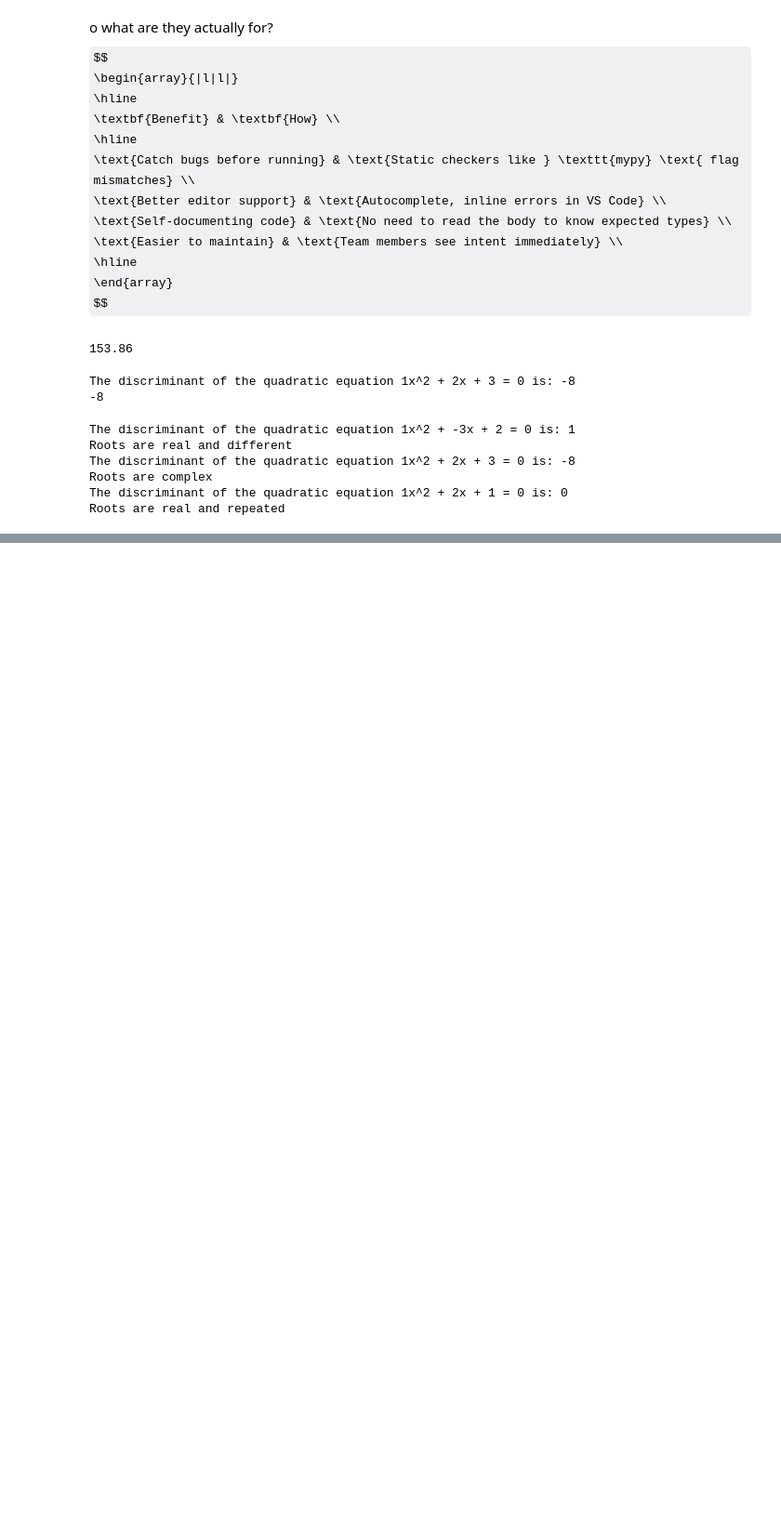
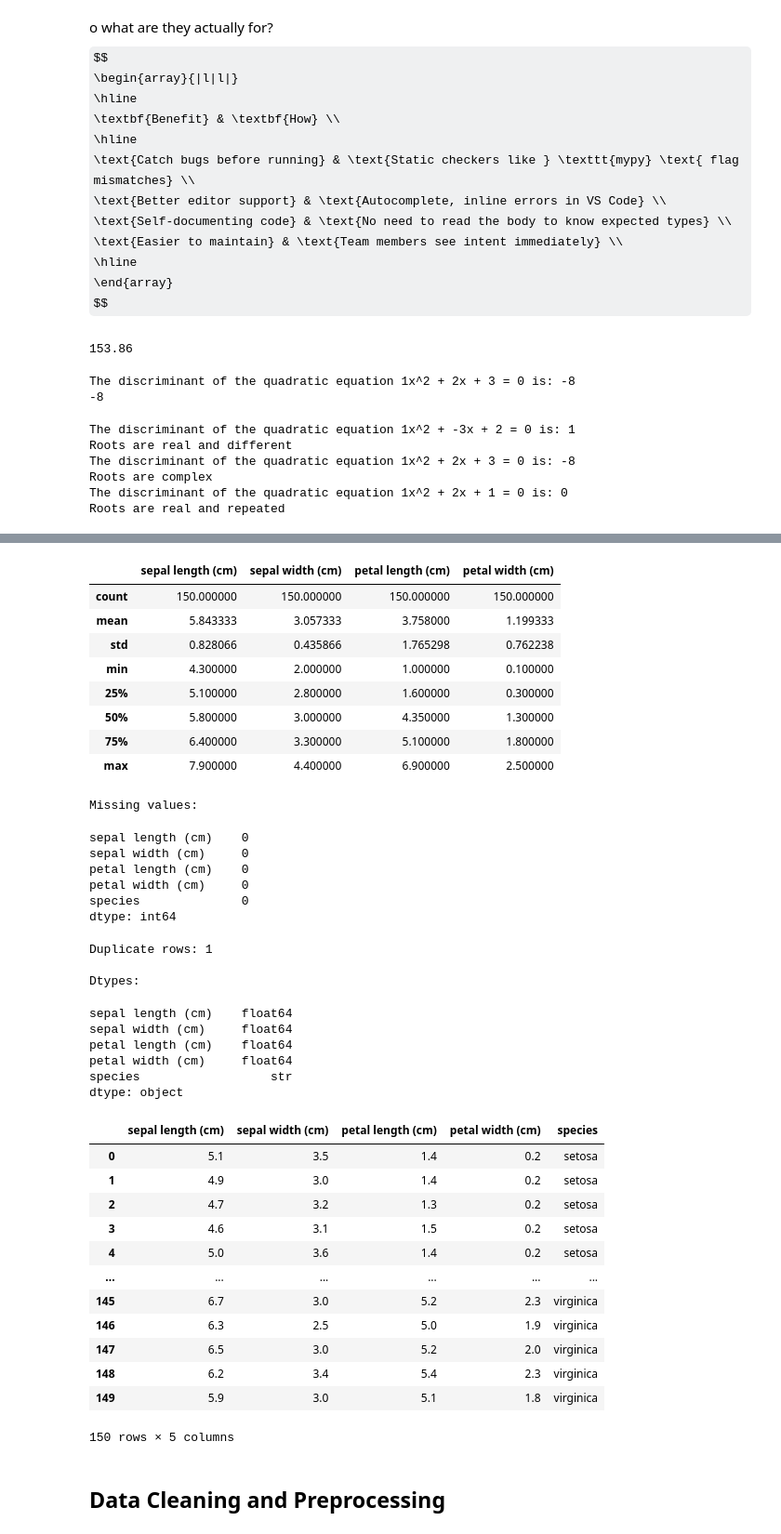
Before and after one commit to mwaniki-95/Production-Functions, a Jupyter notebook: test.ipynb, the cells around one changed output, grey strips where cells are left out. Shown at 93% size. Drawn from its saved outputs; the diff is of its cells as text; code cells hidden in the pictures; some formulas as TeX source; blank space fills up the shorter version.

```diff
--- a/test.ipynb
+++ b/test.ipynb
@@ -295,2 +299,23 @@ iris_df
-# %%
-def exploratory_data_analysis(df):
+# %%
+def exploratory_data_analysis(df: pd.DataFrame) -> None:
+    """Print and display EDA summaries for a DataFrame. Does not modify it."""
+    print("Shape:", df.shape)
+
+    print("\nInfo:")
+    df.info()
+
+    print("\nDescribe:")
+    display(df.describe())
+
+    print("\nMissing values:")
+    display(df.isnull().sum())
+
+    print("\nDuplicate rows:", df.duplicated().sum())
+
+    print("\nDtypes:")
+    display(df.dtypes)
+
+
+exploratory_data_analysis(iris_df)
+iris_df
+# %% [output]
@@ -296,0 +339,42 @@ def exploratory_data_analysis(df):
+|  | sepal length (cm) | sepal width (cm) | petal length (cm) | petal width (cm) |
+| count | 150.000000 | 150.000000 | 150.000000 | 150.000000 |
+| mean | 5.843333 | 3.057333 | 3.758000 | 1.199333 |
+| std | 0.828066 | 0.435866 | 1.765298 | 0.762238 |
+| min | 4.300000 | 2.000000 | 1.000000 | 0.100000 |
+| 25% | 5.100000 | 2.800000 | 1.600000 | 0.300000 |
+| 50% | 5.800000 | 3.000000 | 4.350000 | 1.300000 |
+| 75% | 6.400000 | 3.300000 | 5.100000 | 1.800000 |
+| max | 7.900000 | 4.400000 | 6.900000 | 2.500000 |
+Missing values:
+sepal length (cm)    0
+sepal width (cm)     0
+petal length (cm)    0
+petal width (cm)     0
+species              0
+dtype: int64
+Duplicate rows: 1
+
+Dtypes:
+sepal length (cm)    float64
+sepal width (cm)     float64
+petal length (cm)    float64
+petal width (cm)     float64
+species                  str
+dtype: object
+|  | sepal length (cm) | sepal width (cm) | petal length (cm) | petal width (cm) | species |
+| 0 | 5.1 | 3.5 | 1.4 | 0.2 | setosa |
+| 1 | 4.9 | 3.0 | 1.4 | 0.2 | setosa |
+| 2 | 4.7 | 3.2 | 1.3 | 0.2 | setosa |
+| 3 | 4.6 | 3.1 | 1.5 | 0.2 | setosa |
+| 4 | 5.0 | 3.6 | 1.4 | 0.2 | setosa |
+| ... | ... | ... | ... | ... | ... |
+| 145 | 6.7 | 3.0 | 5.2 | 2.3 | virginica |
+| 146 | 6.3 | 2.5 | 5.0 | 1.9 | virginica |
+| 147 | 6.5 | 3.0 | 5.2 | 2.0 | virginica |
+| 148 | 6.2 | 3.4 | 5.4 | 2.3 | virginica |
+| 149 | 5.9 | 3.0 | 5.1 | 1.8 | virginica |
+150 rows × 5 columns
+# %%
+display(Markdown("## Data Cleaning and Preprocessing"))   # renders a heading --- IGNORE ---
+# %% [output]
+## Data Cleaning and Preprocessing
```
Also changed, not shown: parts of 8 cells of this notebook.
